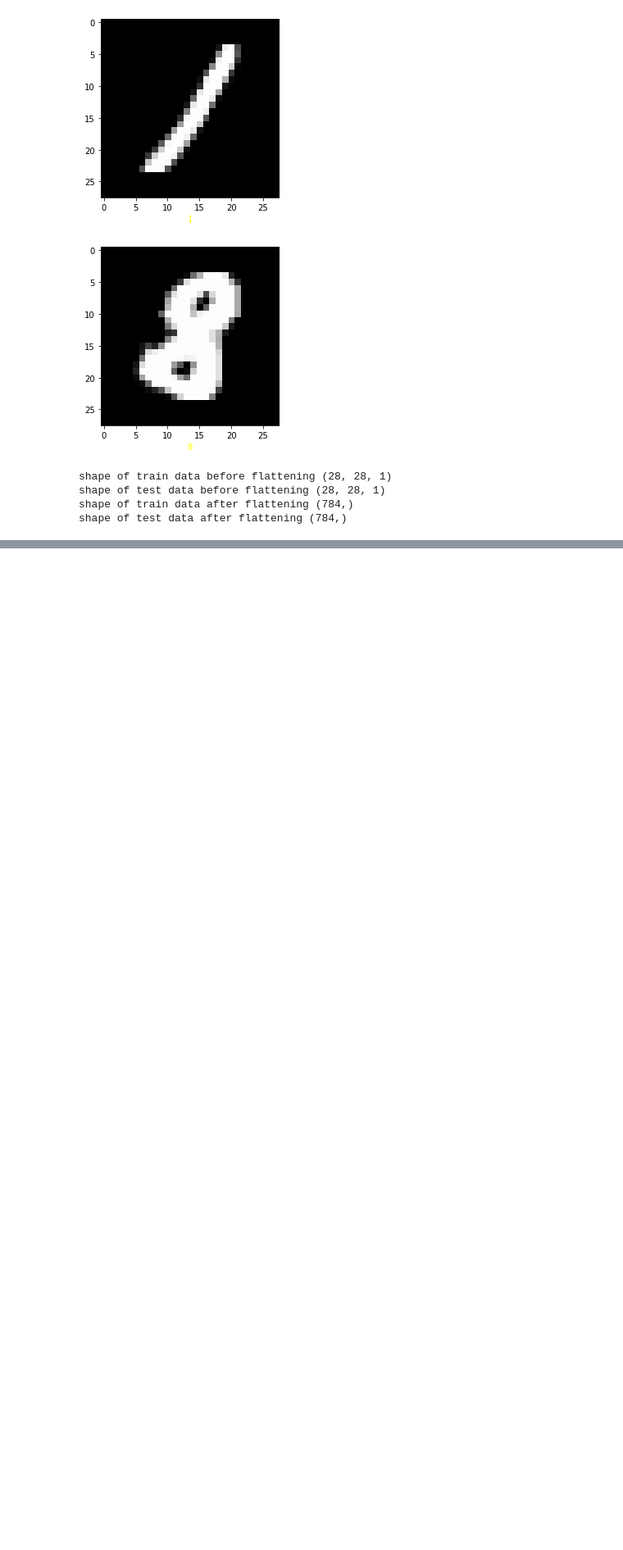
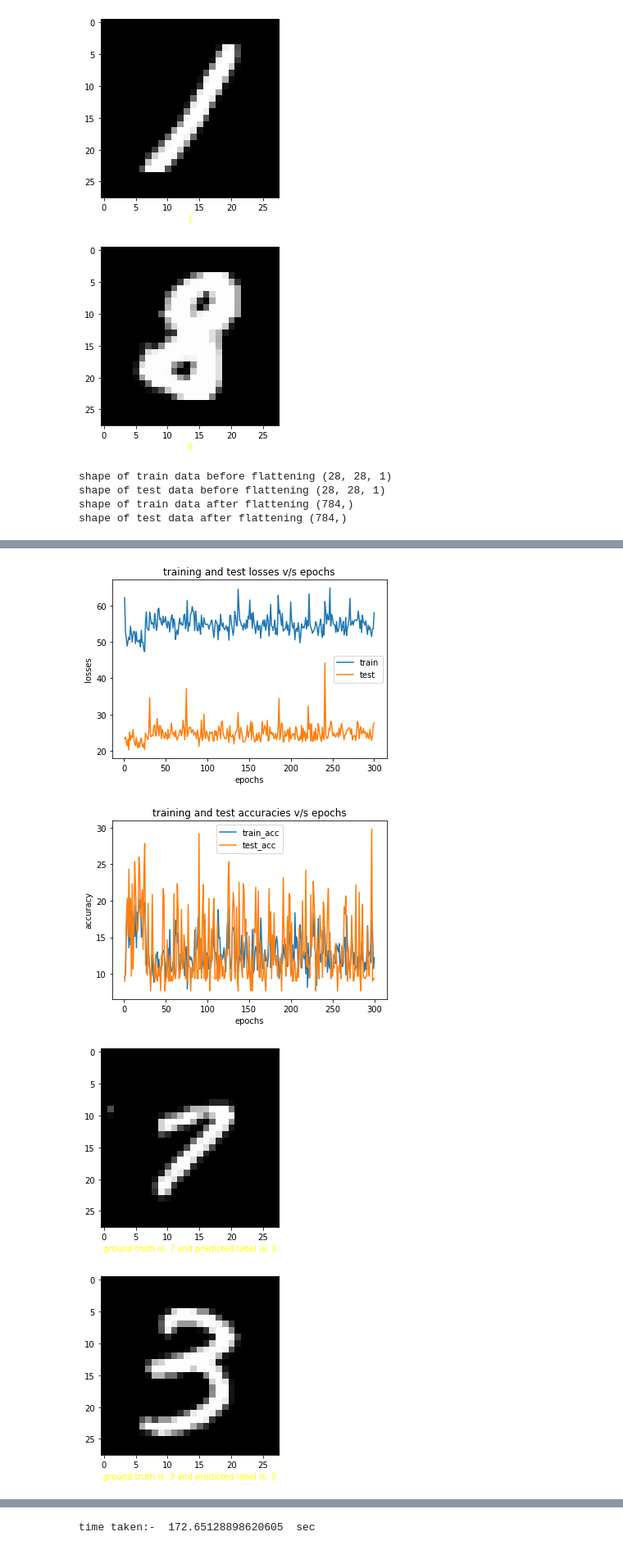
Before and after one commit to MuCool1729/APL745_Deep_Learning, a Jupyter notebook: main.ipynb, the cells around one changed output, grey strips where cells are left out. Shown at 82% size. Cells and saved outputs as stored; diff of their text form; code cells hidden in the pictures; blank space fills up the shorter version.

```diff
--- a/main.ipynb
+++ b/main.ipynb
@@ -115,0 +242,3 @@ m.draw_graphs()
+# %%
+m2_1 = model2.Model(5*10**-2,10**-3,300)
+m2_1.compute(train_dataloader,test_dataloader)
@@ -115,0 +286,9 @@ m.draw_graphs()
+# %%
+m2_1.draw_graphs()
+m2_1.print_first_five_preds(test_dataloader)
+print("time taken:- ",m2_1.time_took()," sec")
+# %% [output]
+[figure, added]
+[figure, added]
+[figure, added]
+[figure, added]
@@ -115,0 +298 @@ m.draw_graphs()
+time taken:-  172.65128898620605  sec
```
Also changed, not shown: parts of 49 cells of this notebook, 4 other files.
